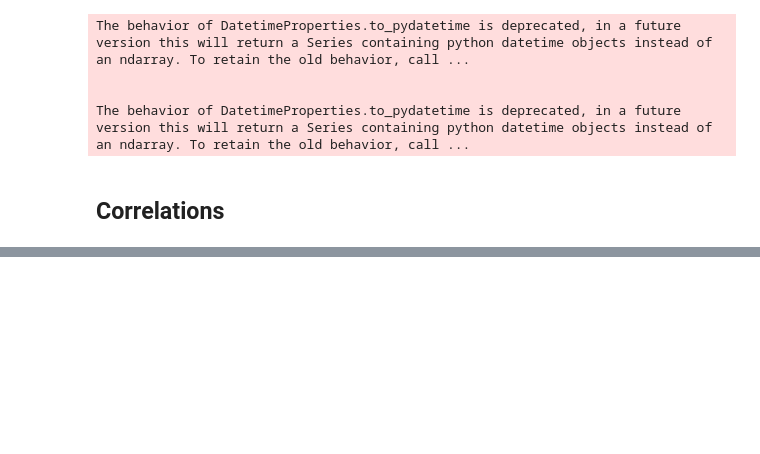
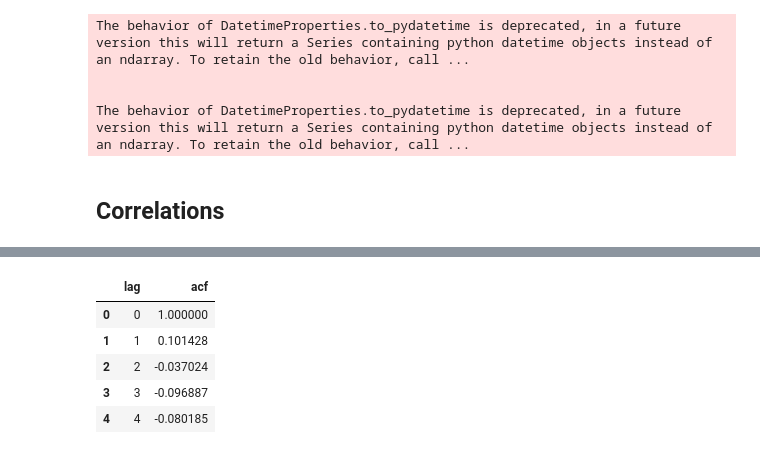
Before and after one commit to C5m7b4/maths, a Jupyter notebook: playgrounds/store-440-ground_beef.ipynb, the cells around one changed output, grey strips where cells are left out. Drawn from its saved outputs; the diff is of its cells as text; code cells hidden in the pictures; blank space fills up the shorter version.

```diff
--- a/playgrounds/store-440-ground_beef.ipynb
+++ b/playgrounds/store-440-ground_beef.ipynb
@@ -306,0 +314,15 @@ The behavior of DatetimeProperties.to_pydatetime is deprecated, in a future vers
+# %%
+lags = list(range(len(acf_values)))
+acf_ds = pd.DataFrame({
+    'lag': lags,
+    'acf': acf_values
+})
+# %%
+acf_ds.head()
+# %% [output]
+|  | lag | acf |
+| 0 | 0 | 1.000000 |
+| 1 | 1 | 0.101428 |
+| 2 | 2 | -0.037024 |
+| 3 | 3 | -0.096887 |
+| 4 | 4 | -0.080185 |
```
Also changed, not shown: parts of 15 cells of this notebook, 11 other files.
